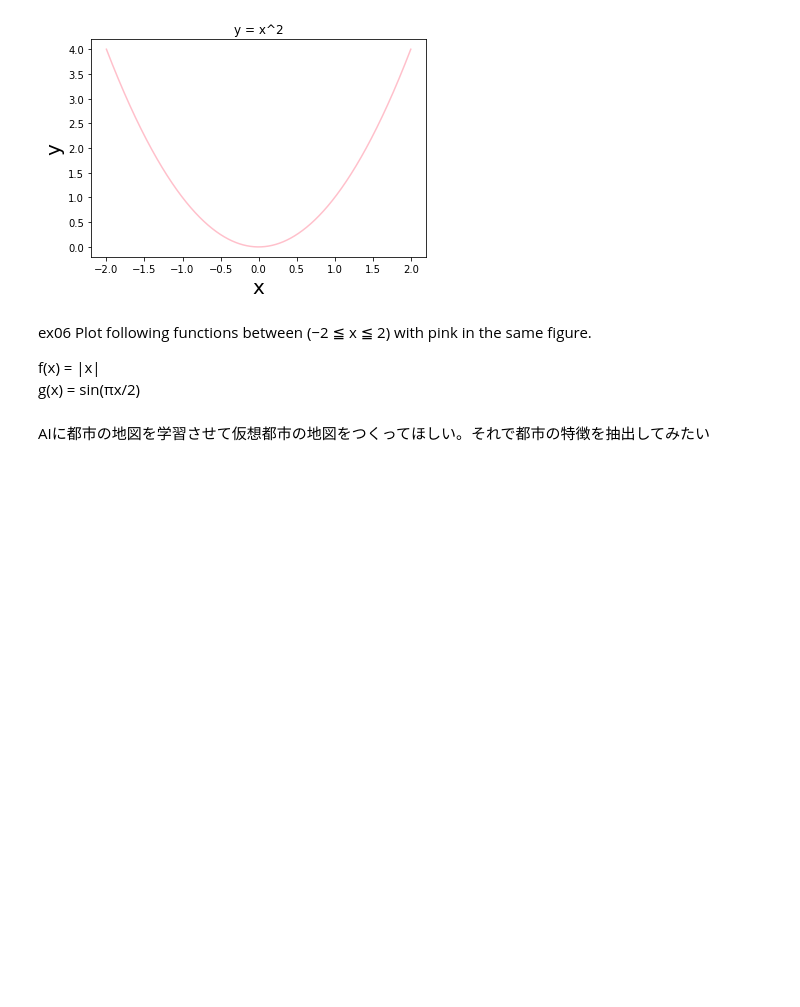
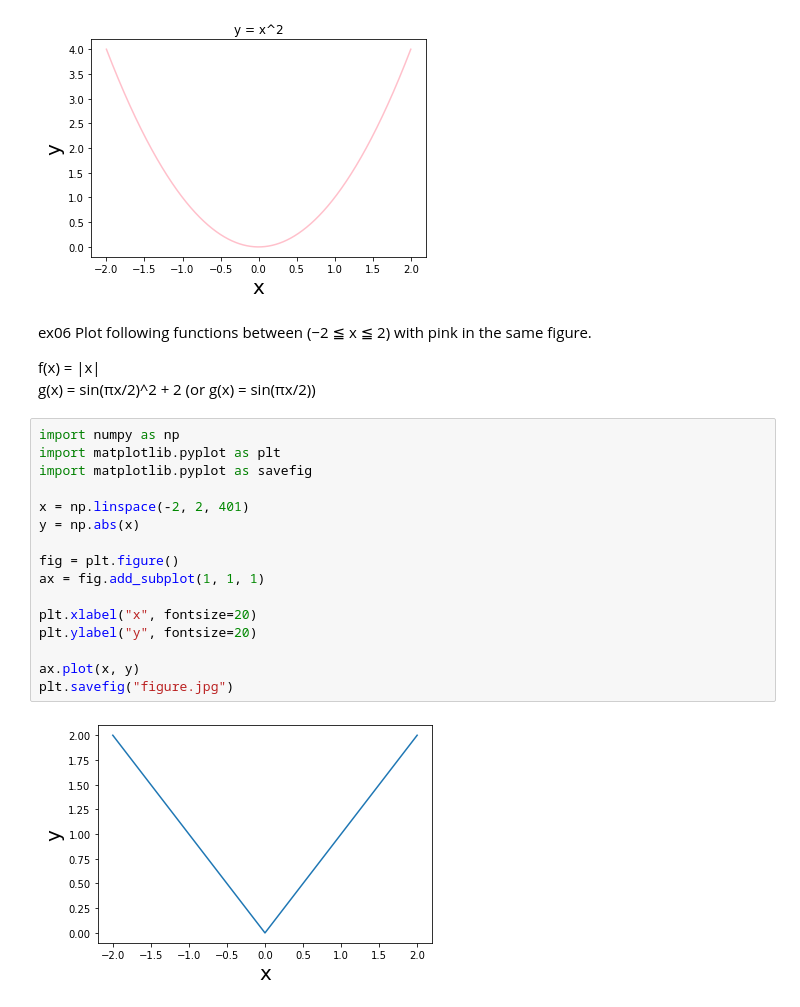
Before and after one commit to mmizuki1817/24Osaka, a Jupyter notebook: py01.ipynb, the cells around one changed output. Drawn from its saved outputs; the diff is of its cells as text; blank space fills up the shorter version.

```diff
--- a/py01.ipynb
+++ b/py01.ipynb
@@ -98,6 +98,22 @@ plt.savefig("y=x^2.jpg")
 ex06 Plot following functions between (−2 ≦ x ≦ 2) with pink in the same figure.
 
 f(x) = |x|
-g(x) = sin(πx/2)
+g(x) = sin(πx/2)^2 + 2 (or g(x) = sin(πx/2))
-# %% [markdown]
-AIに都市の地図を学習させて仮想都市の地図をつくってほしい。それで都市の特徴を抽出してみたい
+# %%
+import numpy as np
+import matplotlib.pyplot as plt
+import matplotlib.pyplot as savefig
+
+x = np.linspace(-2, 2, 401)
+y = np.abs(x)
+
+fig = plt.figure()
+ax = fig.add_subplot(1, 1, 1)
+
+plt.xlabel("x", fontsize=20)
+plt.ylabel("y", fontsize=20)
+
+ax.plot(x, y)
+plt.savefig("figure.jpg")
+# %% [output]
+[figure, added]
```
Also changed, not shown: parts of 3 cells of this notebook.
